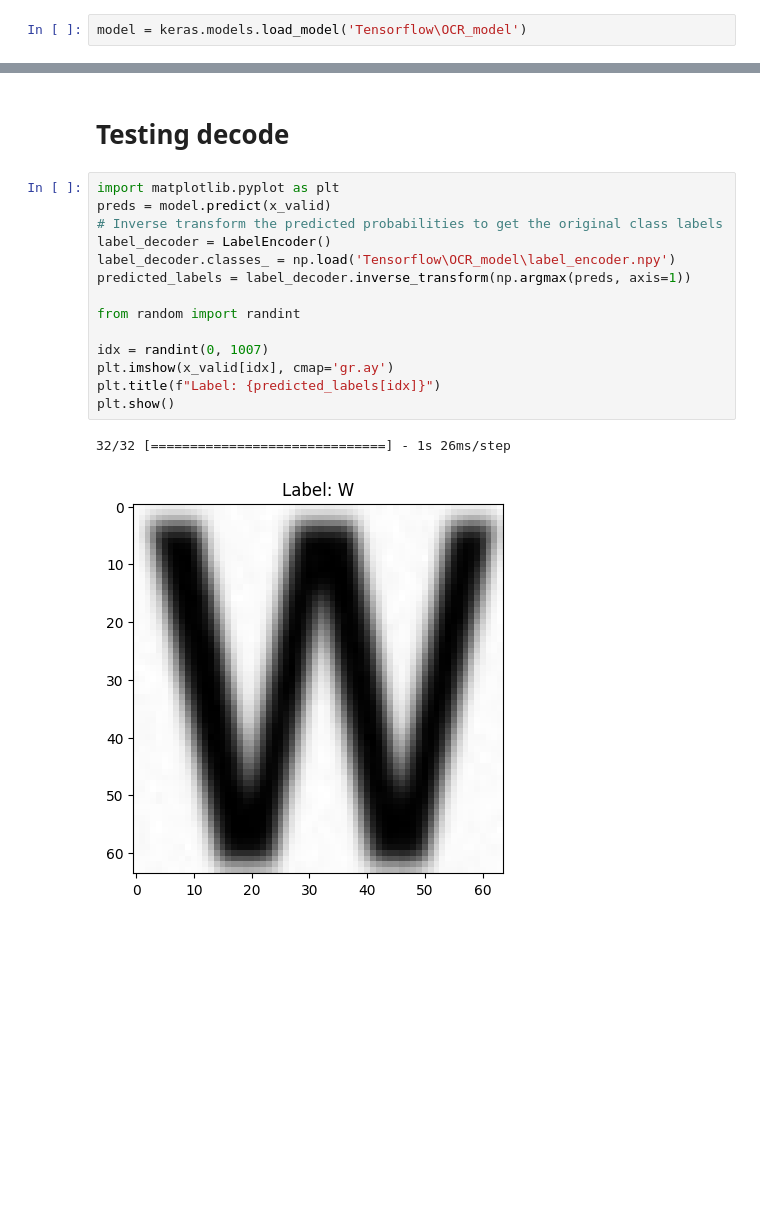
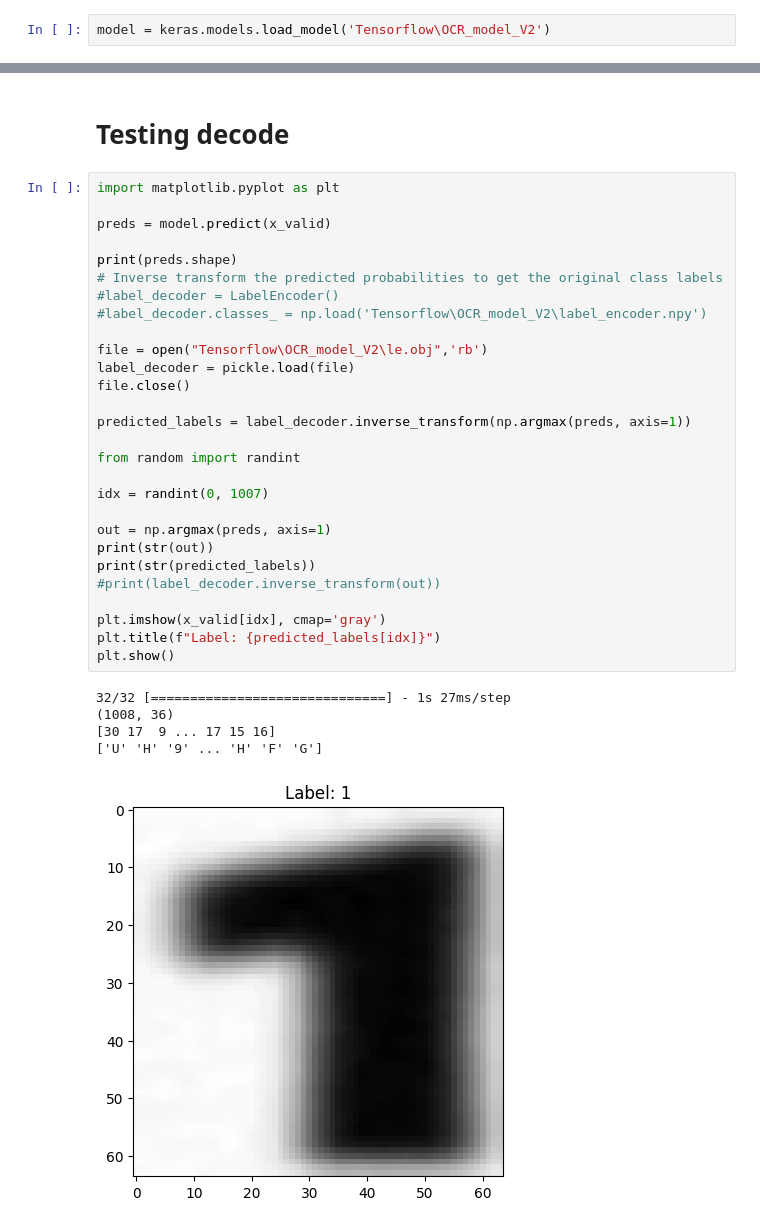
Before and after one commit to simje71380/Polish-licence-plates-recognition, a Jupyter notebook: OCRtrainer.ipynb, the cells around one changed output, grey strips where cells are left out. Cells and saved outputs as stored; diff of their text form; blank space fills up the shorter version.

```diff
--- a/OCRtrainer.ipynb
+++ b/OCRtrainer.ipynb
@@ -211,6 +219,6 @@ INFO:tensorflow:Assets written to: Tensorflow\OCR_model\assets
 # %% [markdown]
 # RELOAD MODEL
 # %%
-model = keras.models.load_model('Tensorflow\OCR_model')
+model = keras.models.load_model('Tensorflow\OCR_model_V2')
 # %% [output]
 WARNING:tensorflow:From e:\dev\Polish-licence-plates-recognition\.venv\Lib\site-packages\keras\src\saving\legacy\saved_model\load.py:107: The name tf.gfile.Exists is deprecated. Please use tf.io.gfile ...
@@ -222,18 +227,35 @@ WARNING:tensorflow:From e:\dev\Polish-licence-plates-recognition\.venv\Lib\site-
 # Testing decode
 # %%
 import matplotlib.pyplot as plt
+
 preds = model.predict(x_valid)
+
+print(preds.shape)
 # Inverse transform the predicted probabilities to get the original class labels
-label_decoder = LabelEncoder()
-label_decoder.classes_ = np.load('Tensorflow\OCR_model\label_encoder.npy')
+#label_decoder = LabelEncoder()
+#label_decoder.classes_ = np.load('Tensorflow\OCR_model_V2\label_encoder.npy')
+
+file = open("Tensorflow\OCR_model_V2\le.obj",'rb')
+label_decoder = pickle.load(file)
+file.close()
+
 predicted_labels = label_decoder.inverse_transform(np.argmax(preds, axis=1))
 
 from random import randint
 
 idx = randint(0, 1007)
-plt.imshow(x_valid[idx], cmap='gr.ay')
+
+out = np.argmax(preds, axis=1)
+print(str(out))
+print(str(predicted_labels))
+#print(label_decoder.inverse_transform(out))
+
+plt.imshow(x_valid[idx], cmap='gray')
 plt.title(f"Label: {predicted_labels[idx]}")
 plt.show()
 # %% [output]
-32/32 [==============================] - 1s 26ms/step
+32/32 [==============================] - 1s 27ms/step
+(1008, 36)
+[30 17  9 ... 17 15 16]
+['U' 'H' '9' ... 'H' 'F' 'G']
-[figure, old version]
+[figure, new version]
```
Also changed, not shown: parts of 9 cells of this notebook, 19 other files.
